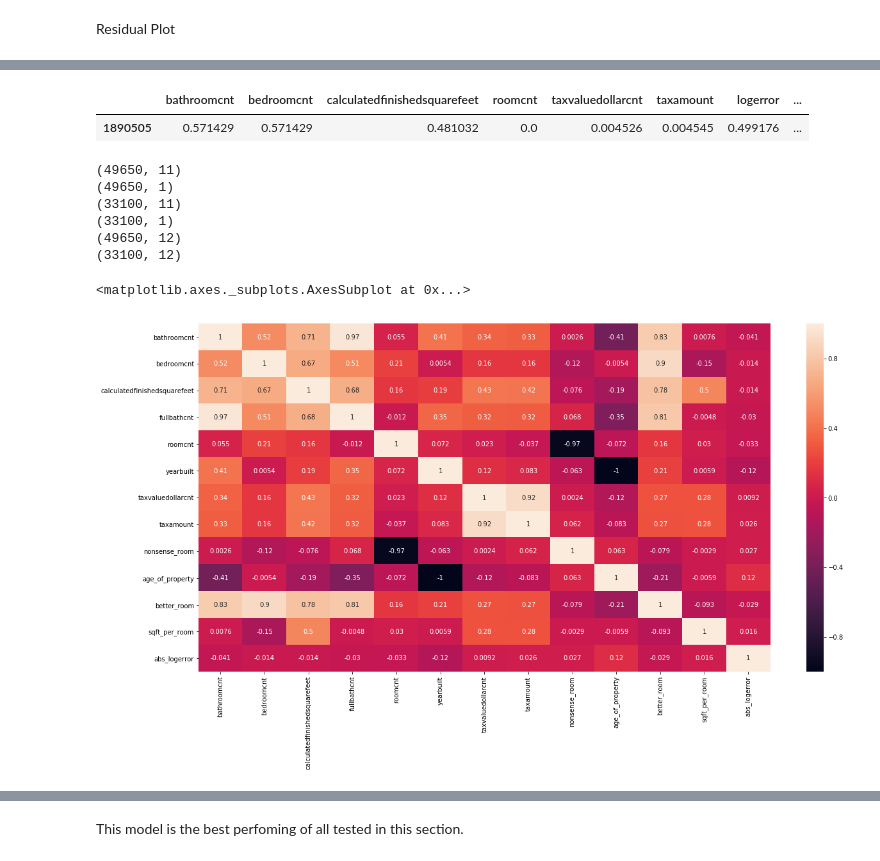
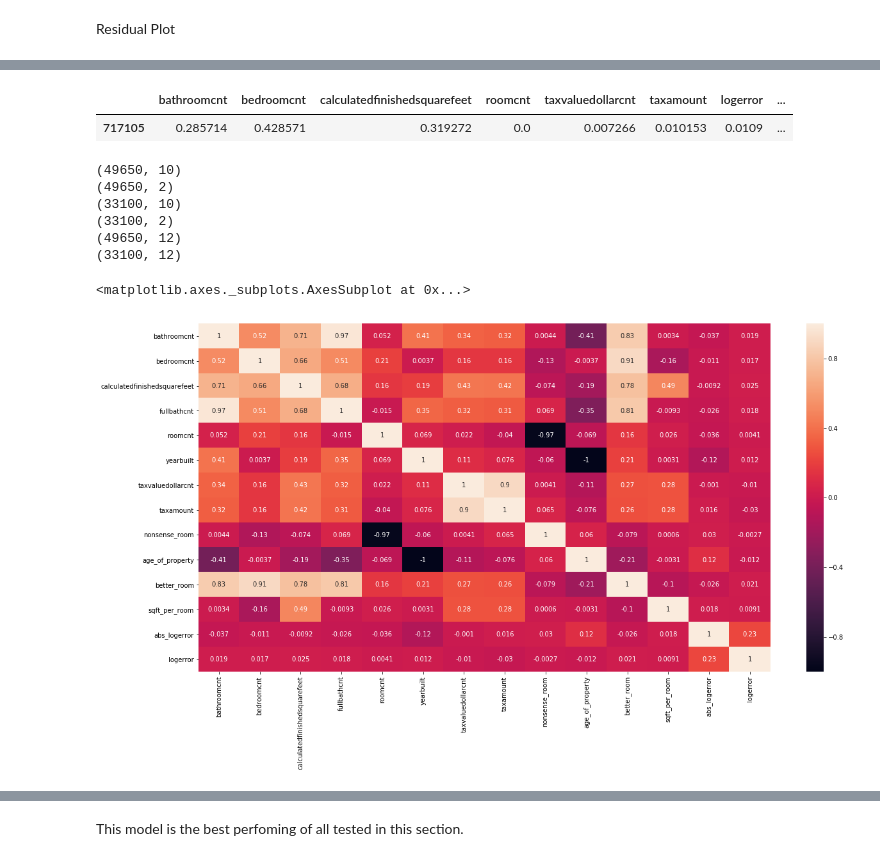
Before and after one commit to matthewzapata/codeup-ds-projects, a Jupyter notebook: regression-project/Regression_Project_2.ipynb, the cells around one changed output, grey strips where cells are left out. Drawn from its saved outputs; the diff is of its cells as text; code cells hidden in the pictures.

```diff
--- a/regression-project/Regression_Project_2.ipynb
+++ b/regression-project/Regression_Project_2.ipynb
@@ -1291,7 +1302,7 @@ joined_nonull_2.describe()
 Splitting into train and test data sets again.
 # %%
 X2 = joined_nonull_2.drop(['parcelid', 'logerror', 'abs_logerror'], axis=1)
-y2 = joined_nonull_2[['abs_logerror']]
+y2 = joined_nonull_2[['abs_logerror', 'logerror']]
 
 X_train_2, X_test_2, y_train_2, y_test_2 = train_test_split(X2, y2, train_size=.60)
 
@@ -1790,7 +1824,7 @@ normalized_zillow.sample(10)
 
 # normalized_zillow['parcelid'] = normalized_zillow.parcelid * (joined_nonull.parcelid.max()-joined_nonull.parcelid.min()) + joined_nonull.parcelid.min()
 normalized_zillow['abs_logerror'] = normalized_zillow.abs_logerror * (joined_nonull_3.abs_logerror.max()-joined_nonull_3.abs_logerror.min()) + joined_nonull_3.abs_logerror.min()
-# normalized_zillow['regionidzip'] = normalized_zillow.regionidzip * (joined.regionidzip.max()-joined.regionidzip.min()) + joined.regionidzip.min()
+normalized_zillow['logerror'] = normalized_zillow.logerror * (joined.logerror.max()-joined.logerror.min()) + joined.logerror.min()
 normalized_zillow.describe()
 # %% [output]
 |  | bathroomcnt | bedroomcnt | calculatedfinishedsquarefeet | roomcnt | taxvaluedollarcnt | taxamount | logerror | ... |
@@ -1806,35 +1840,35 @@ normalized_zillow.describe()
 normalized_zillow.sample()
 # %% [output]
 |  | bathroomcnt | bedroomcnt | calculatedfinishedsquarefeet | roomcnt | taxvaluedollarcnt | taxamount | logerror | ... |
-| 1890505 | 0.571429 | 0.571429 | 0.481032 | 0.0 | 0.004526 | 0.004545 | 0.499176 | ... |
+| 717105 | 0.285714 | 0.428571 | 0.319272 | 0.0 | 0.007266 | 0.010153 | 0.0109 | ... |
 # %%
-X3 = normalized_zillow.drop(['abs_logerror'], axis=1)
-y3 = normalized_zillow[['abs_logerror']]
+X3 = normalized_zillow.drop(['abs_logerror', 'logerror'], axis=1)
+y3 = normalized_zillow[['abs_logerror', 'logerror']]
 
 X_train_3, X_test_3, y_train_3, y_test_3 = train_test_split(X3, y3, train_size=.60)
 
 print(X_train_3.shape)
 print(y_train_3.shape)
 print(X_test_3.shape)
 print(y_test_3.shape)
 
 train3 = pd.concat([X_train_3, y_train_3], axis=1)
 test3 = pd.concat([X_test_3, y_test_3], axis=1)
 
 print(train3.shape)
 print(test3.shape)
 
 plt.figure(figsize=(20,10))
 sns.heatmap(train2.corr(), annot=True)
 # %% [output]
-(49650, 11)
-(49650, 1)
-(33100, 11)
-(33100, 1)
+(49650, 10)
+(49650, 2)
+(33100, 10)
+(33100, 2)
 (49650, 12)
 (33100, 12)
 <matplotlib.axes._subplots.AxesSubplot at 0x...>
-[figure, old version]
+[figure, new version]
 # %%
 for column in X_train_3:
     sns.jointplot(column, 'abs_logerror', data=train3).annotate(stats.pearsonr)
```
Also changed, not shown: parts of 84 cells of this notebook.
